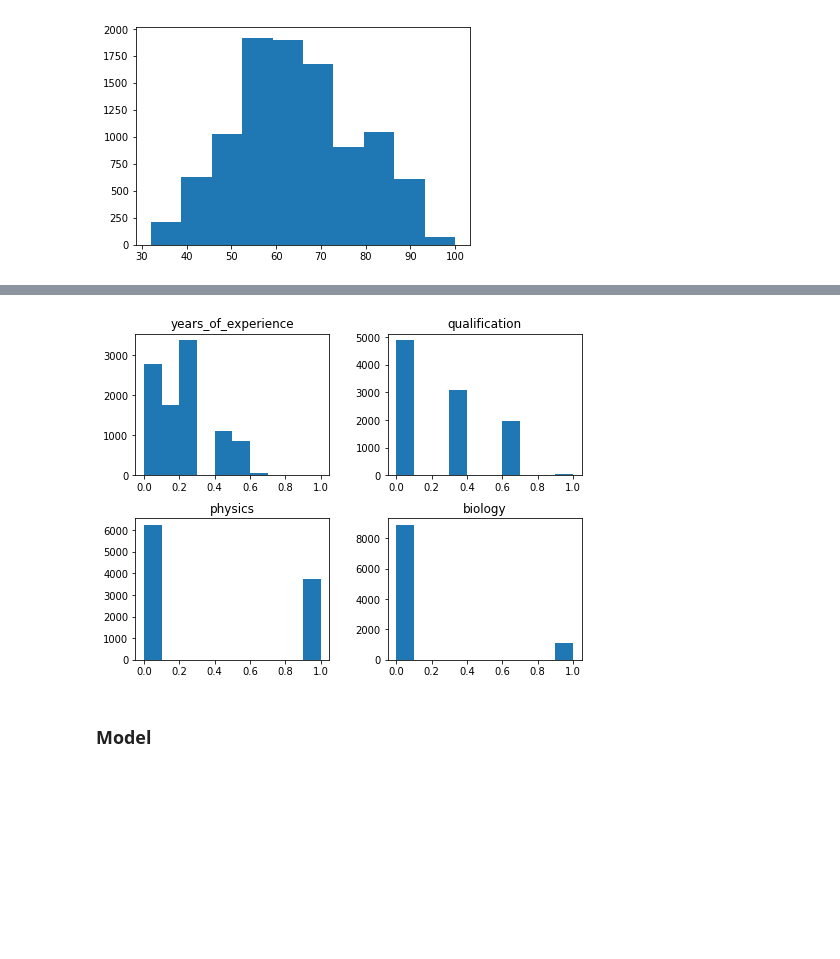
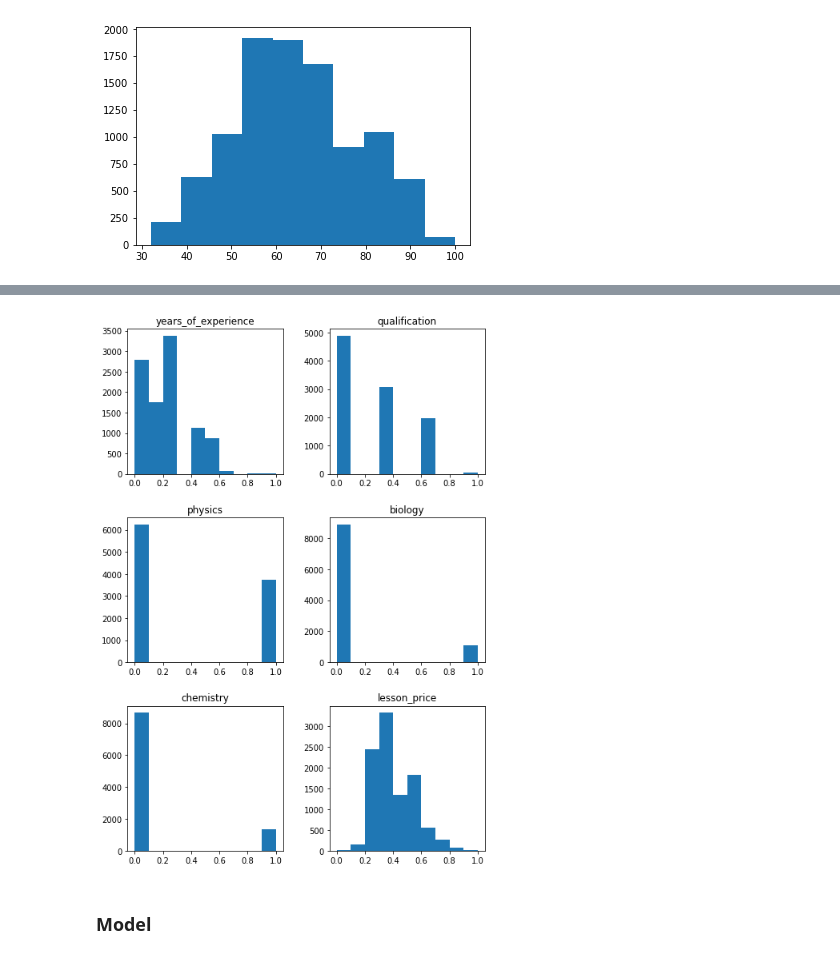
Before and after one commit to studentotlichnik/Data-Analysis-Algorithms, a Jupyter notebook: TSataev_solution.ipynb, the cells around one changed output, grey strips where cells are left out. Drawn from its saved outputs; the diff is of its cells as text; code cells hidden in the pictures; blank space fills up the shorter version.

```diff
--- a/TSataev_solution.ipynb
+++ b/TSataev_solution.ipynb
@@ -140,26 +146,35 @@ df_norm['years_of_experience'] = custom_minmax_scaler(df_norm['years_of_experien
 df_norm['qualification'] = custom_minmax_scaler(df_norm['qualification'])
 df_norm['physics'] = custom_minmax_scaler(df_norm['physics'])
 df_norm['biology'] = custom_minmax_scaler(df_norm['biology'])
+df_norm['chemistry'] = custom_minmax_scaler(df_norm['chemistry'])
+df_norm['lesson_price'] = custom_minmax_scaler(df_norm['lesson_price'])
+df_norm['english'] = custom_minmax_scaler(df_norm['english'])
 # %%
-fig, ax = plt.subplots(nrows=2, ncols=2)
-ax1, ax2, ax3, ax4 = ax.flatten()
+fig, ax = plt.subplots(nrows=3, ncols=2)
+ax1, ax2, ax3, ax4, ax5, ax6 = ax.flatten()
 
 ax1.hist(df_norm['years_of_experience'])
 ax1.set_title('years_of_experience')
 
 ax2.hist(df_norm['qualification'])
 ax2.set_title('qualification')
 
 ax3.hist(df_norm['physics'])
 ax3.set_title('physics')
 
 ax4.hist(df_norm['biology'])
 ax4.set_title('biology')
 
-fig.set_size_inches(8, 6)
+ax5.hist(df_norm['chemistry'])
+ax5.set_title('chemistry')
+
+ax6.hist(df_norm['lesson_price'])
+ax6.set_title('lesson_price')
+
+fig.set_size_inches(8, 12)
 plt.subplots_adjust(wspace=0.3, hspace=0.3)
 # %% [output]
-[figure, old version]
+[figure, new version]
 # %% [markdown]
 ### Model
 # %%
```
Also changed, not shown: parts of 5 cells of this notebook, 1 other file.
